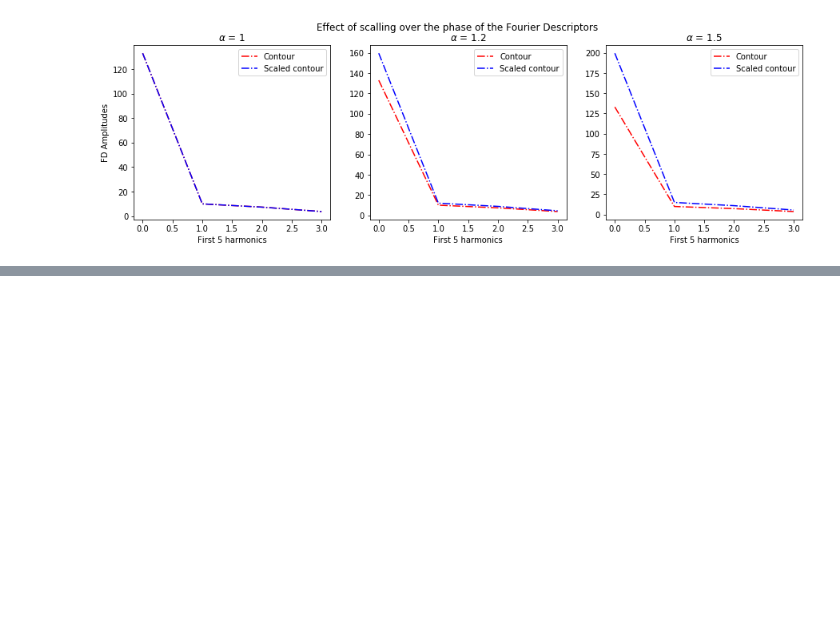
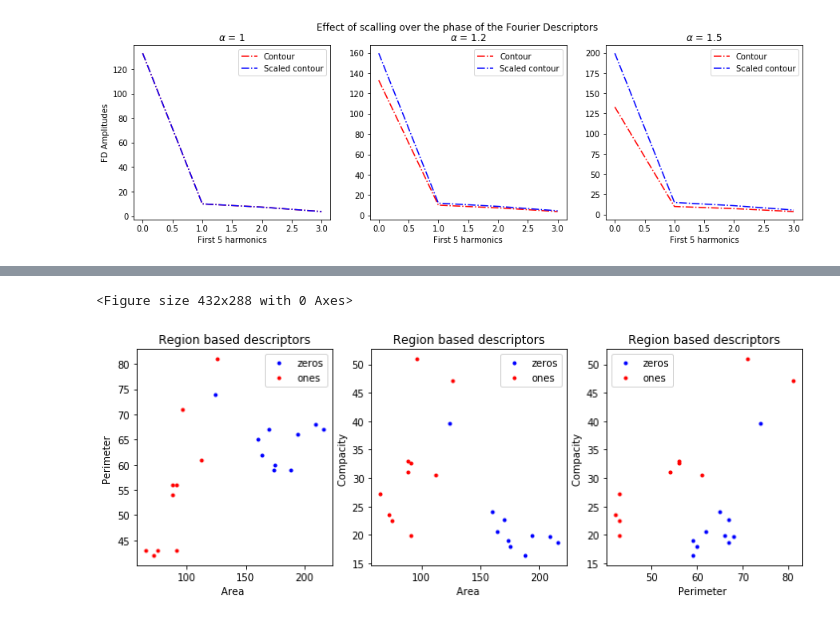
Before and after one commit to arthurBricq/ImageAnalysisLabs, a Jupyter notebook: lab02/lab_02_object_description.ipynb, the cells around one changed output, grey strips where cells are left out. Cells and saved outputs as stored; diff of their text form; code cells hidden in the pictures; blank space fills up the shorter version.

```diff
--- a/lab02/lab_02_object_description.ipynb
+++ b/lab02/lab_02_object_description.ipynb
@@ -487,0 +278,55 @@ Add your implementations and discussions here
+# %%
+def region_based_features(images):
+    """
+    Returns an array of region based features for all the images in the input
+
+    :param images:  group of grayscale images of numbers
+    :return: param_images np.array of all the region based features of the input images
+    """
+    param_images = []
+    for img in images:
+        binary=imPro.binarize(img)
+        param=[]
+        param.append(imPro.area(binary))
+        param.append(imPro.perimeter(img))
+        param.append(imPro.compacity(img))
+        #param.append(standard_centered_moments(img,1,False))
+        #param.append(standard_centered_moments(img,1,True))
+        param_images.append(param)
+    param_images = np.array(param_images)
+    return param_images
+# %%
+# ?????????????????????????????????????????????????????????????????????????????????????
+
+## Here without moments (commented in lab02_functions)
+
+# ?????????????????????????????????????????????????????????????????????????????????????
+
+param_zeros = region_based_features(zeros)
+param_ones = region_based_features(ones)
+
+plt.figure();
+fig, axs = plt.subplots(1,3, figsize = (12,4))
+axs[0].plot(param_zeros[:,0], param_zeros[:,1],'.b', label = 'zeros')
+axs[0].plot(param_ones[:,0], param_ones[:,1],'.r', label = 'ones')
+axs[0].set_xlabel('Area ')
+axs[0].set_ylabel('Perimeter ')
+axs[0].set_title('Region based descriptors')
+axs[0].legend()
+
+axs[1].plot(param_zeros[:,0], param_zeros[:,2],'.b', label = 'zeros')
+axs[1].plot(param_ones[:,0], param_ones[:,2],'.r', label = 'ones')
+axs[1].set_xlabel('Area ')
+axs[1].set_ylabel('Compacity ')
+axs[1].set_title('Region based descriptors')
+axs[1].legend()
+
+axs[2].plot(param_zeros[:,1], param_zeros[:,2],'.b', label = 'zeros')
+axs[2].plot(param_ones[:,1], param_ones[:,2],'.r', label = 'ones')
+axs[2].set_xlabel('Perimeter ')
+axs[2].set_ylabel('Compacity ')
+axs[2].set_title('Region based descriptors')
+axs[2].legend();
+# %% [output]
+<Figure size 432x288 with 0 Axes>
+[figure, added]
```
Also changed, not shown: parts of 61 cells of this notebook, 2 other files.
